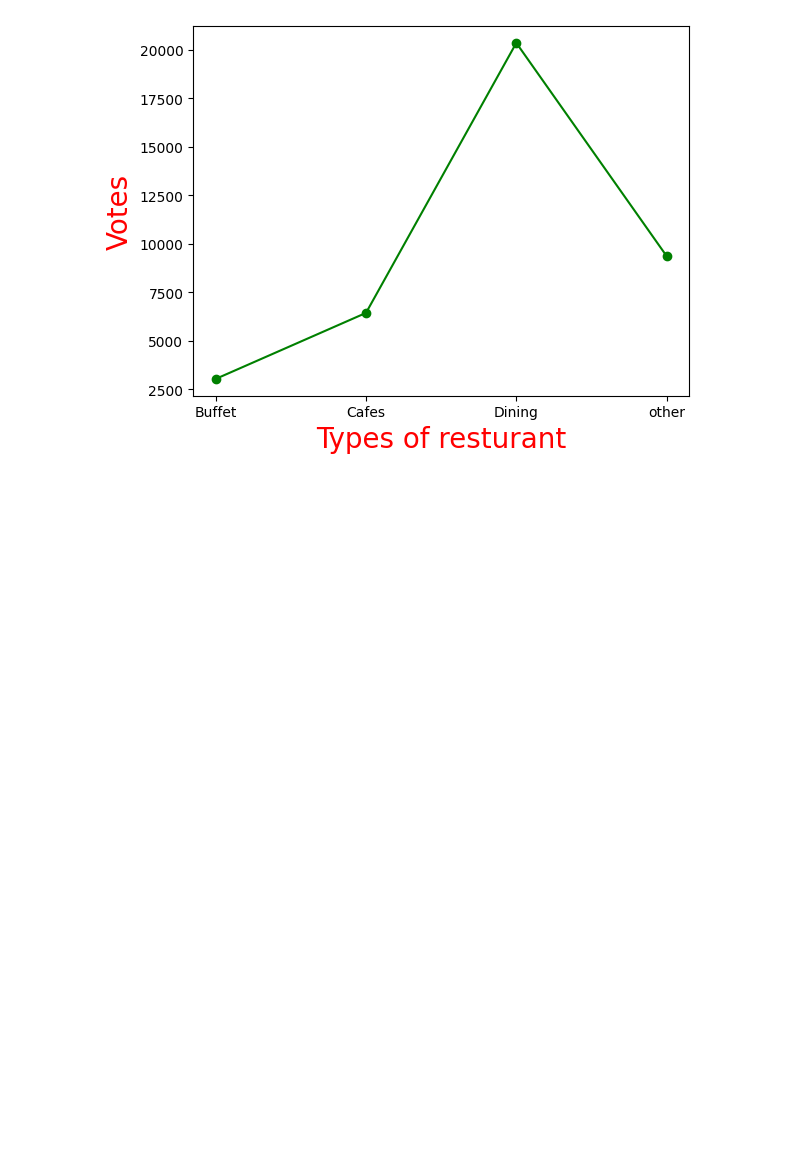
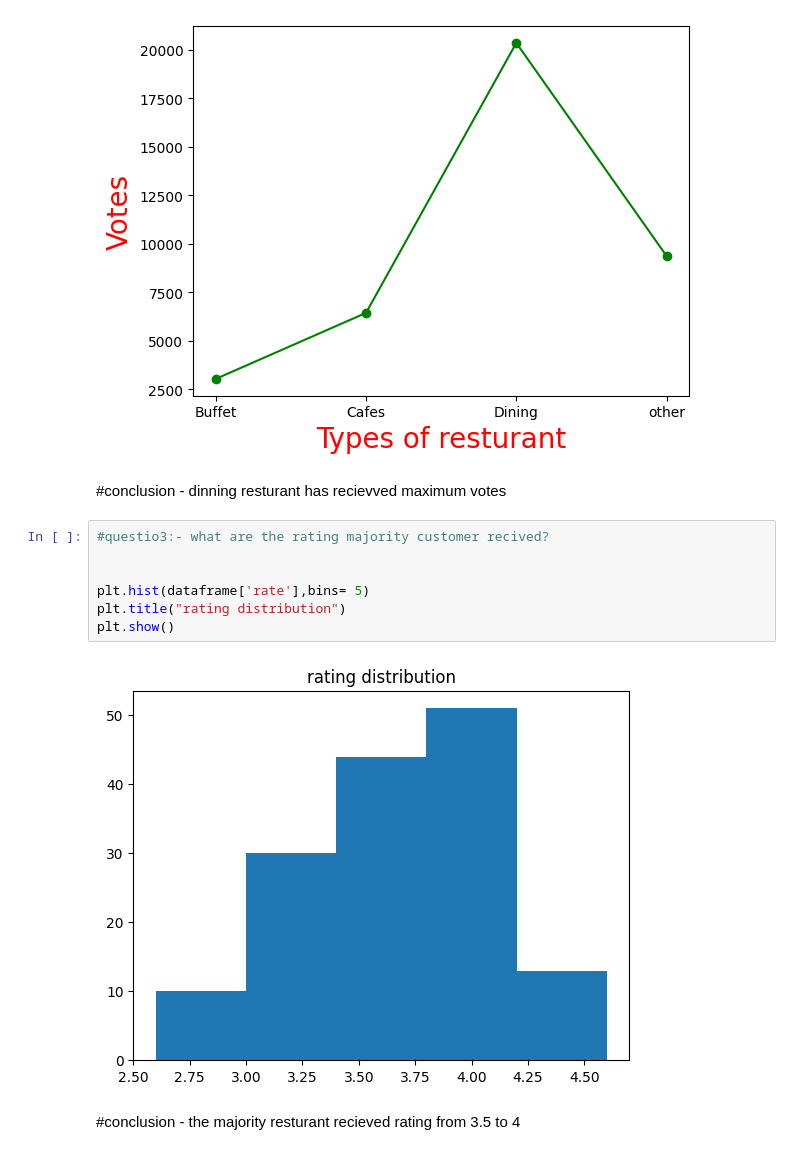
Before and after one commit to Sahilkushwaha7777/zomato-data-analysis, a Jupyter notebook: Zomato_data_analysis_practice.ipynb, the cells around one changed output. Saved outputs shown, nothing was run; the diff lists cells and outputs as text; blank space fills up the shorter version.

```diff
--- a/Zomato_data_analysis_practice.ipynb
+++ b/Zomato_data_analysis_practice.ipynb
@@ -116,3 +116,16 @@ plt.ylabel("Votes", c= "r", size = 20)
 # %% [output]
 Text(0, 0.5, 'Votes')
 [figure]
+# %% [markdown]
+#conclusion - dinning resturant has recievved maximum votes
+# %%
+#questio3:- what are the rating majority customer recived?
+
+
+plt.hist(dataframe['rate'],bins= 5)
+plt.title("rating distribution")
+plt.show()
+# %% [output]
+[figure, added]
+# %% [markdown]
+#conclusion - the majority resturant recieved rating from 3.5 to 4
```
Also changed, not shown: parts of 3 cells of this notebook.
